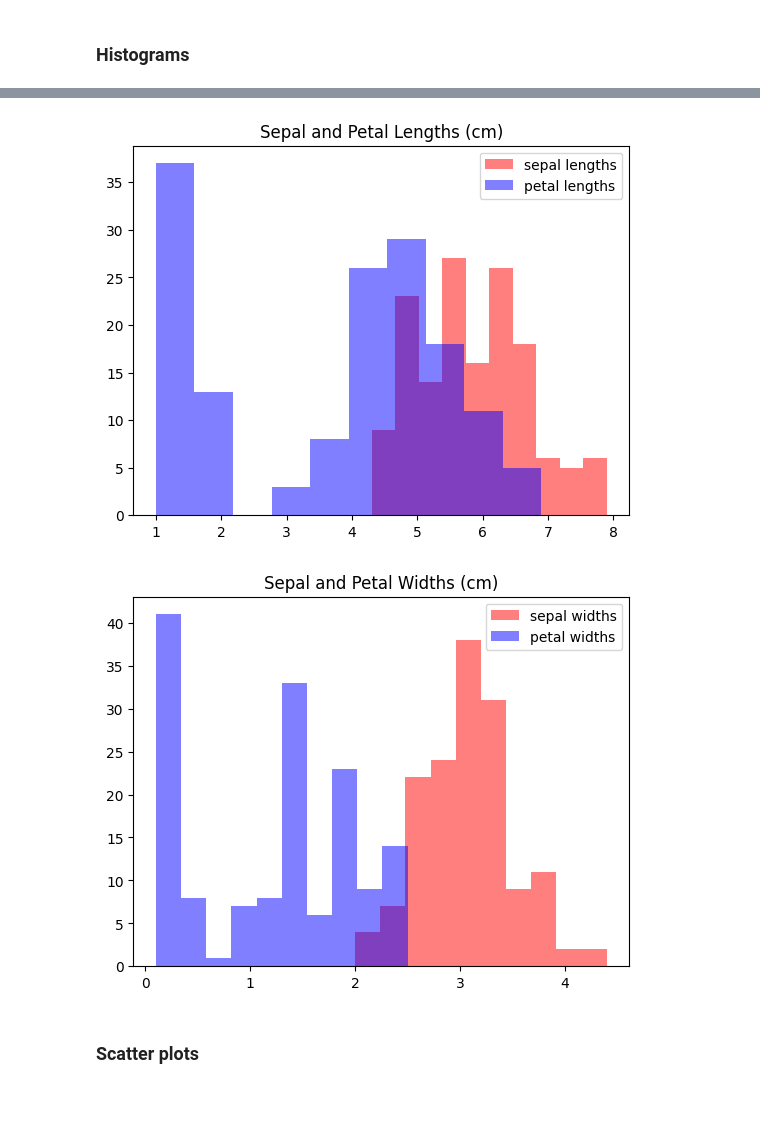
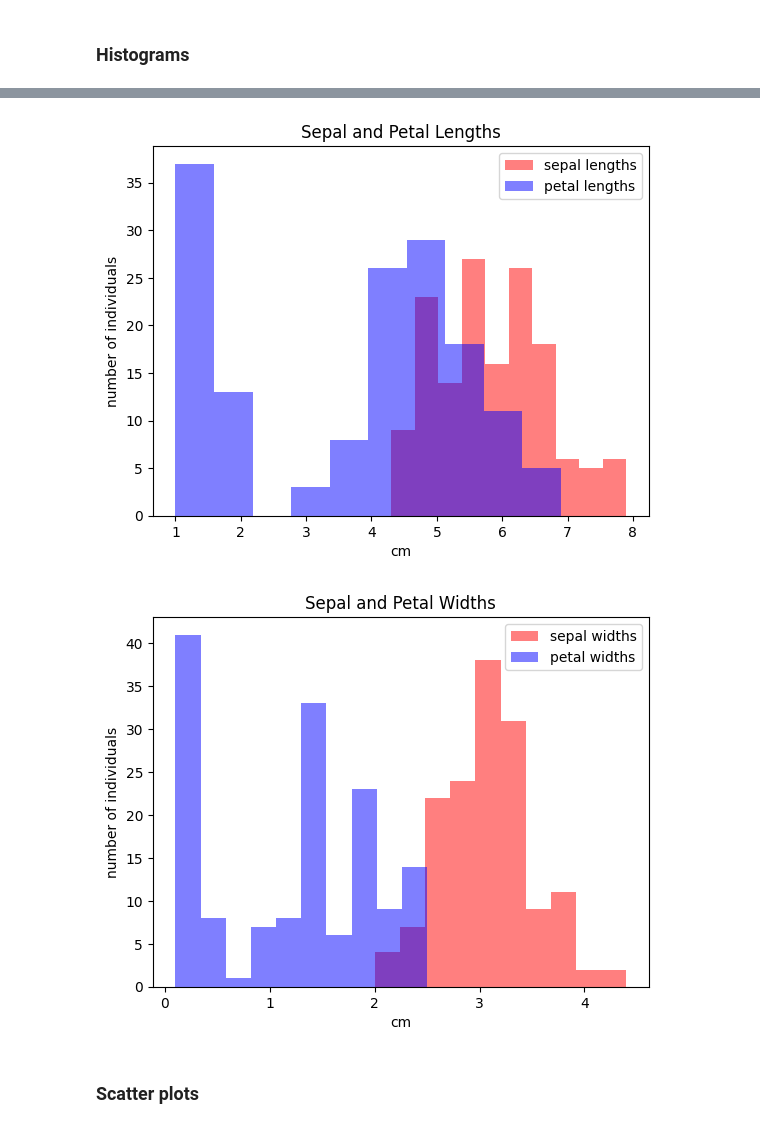
Before and after one commit to Ploenypp/tuto-stats, a Jupyter notebook: iris.ipynb, the cells around one changed output, grey strips where cells are left out. Saved outputs shown, nothing was run; the diff lists cells and outputs as text; code cells hidden in the pictures; blank space fills up the shorter version.

```diff
--- a/iris.ipynb
+++ b/iris.ipynb
@@ -115,20 +123,24 @@ plt.show()
 # Sepal & Petal Lengths
 plt.hist(SL, alpha = 0.5, label = "sepal lengths", color = "red")
 plt.hist(PL, alpha = 0.5, label = "petal lengths", color = "blue")
-plt.title("Sepal and Petal Lengths (cm)")
+plt.title("Sepal and Petal Lengths")
+plt.xlabel("cm")
+plt.ylabel("number of individuals")
 plt.legend()
 plt.show()
 # %% [output]
-[figure, old version]
+[figure, new version]
 # %%
 # Sepal & Petal Widths
 plt.hist(SW, alpha = 0.5, label = "sepal widths", color = "red")
 plt.hist(PW, alpha = 0.5, label = "petal widths", color = "blue")
-plt.title("Sepal and Petal Widths (cm)")
+plt.title("Sepal and Petal Widths")
+plt.xlabel("cm")
+plt.ylabel("number of individuals")
 plt.legend()
 plt.show()
 # %% [output]
-[figure, old version]
+[figure, new version]
 # %% [markdown]
 ### Scatter plots
 # %%
```
Also changed, not shown: parts of 3 cells of this notebook.
